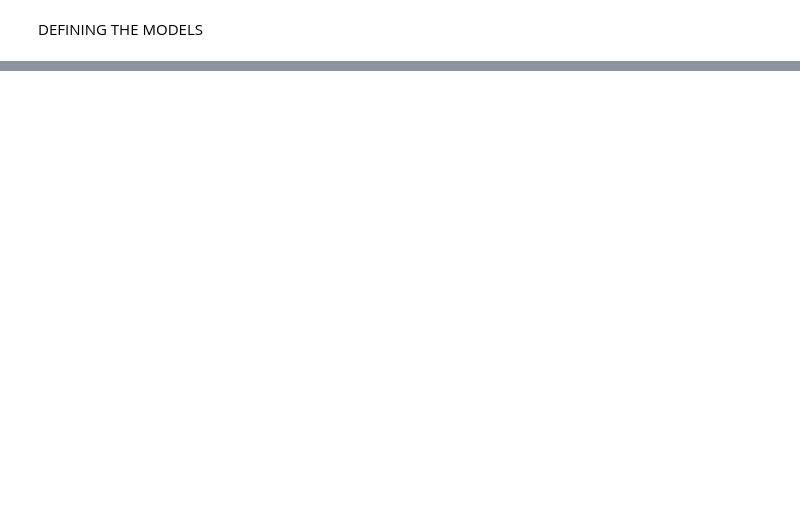
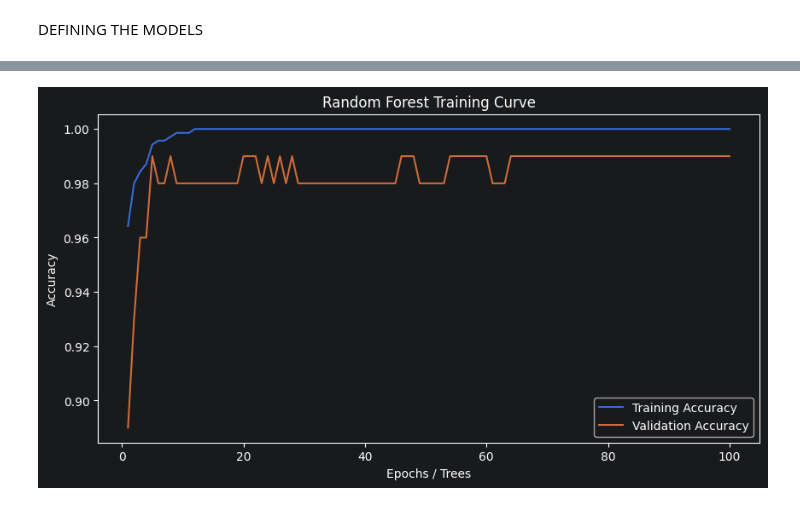
Before and after one commit to Raag-ops/LEAPFROG-ASSIGNMENT-1, a Jupyter notebook: classificationBook.ipynb, the cells around one changed output, grey strips where cells are left out. Saved outputs shown, nothing was run; the diff lists cells and outputs as text; code cells hidden in the pictures; blank space fills up the shorter version.

Commit message:
RF Classification and Validation

```diff
--- a/classificationBook.ipynb
+++ b/classificationBook.ipynb
@@ -3,6 +3,8 @@ GLOBAL IMPORTS AND CONFIGS
 # %%
 import seaborn as sns
 import matplotlib.pyplot as plt
+
+import numpy as np
 
 from sklearn.ensemble import RandomForestClassifier
 from sklearn.svm import SVC
@@ -21,3 +23,11 @@ from sklearn.metrics import (
 #GLOBAL VARIABLES
 
 randomState = 42
+EPOCHS = 100
+ARRAY_PATH = "processed_arrays/"
+
+#CHECK CUDA AVAILABILITY
+
+import torch
+torch.device("cuda:0" if torch.cuda.is_available() else "cpu")
+print("CUDA Available:", torch.cuda.is_available())
@@ -40,6 +107,8 @@ classification_models = {
         max_depth=6,
         objective="multi:softmax",
         num_class=3,
+        tree_method="hist",
+        device="cuda",
         eval_metric="mlogloss",
         random_state=randomState
     ),
@@ -55,0 +177,28 @@ TRAINING THE MODELS
+# %%
+epochs_range = range(1, EPOCHS + 1)
+
+plt.figure(figsize=(10, 5))
+
+sns.lineplot(
+    x=epochs_range,
+    y=rf_train_acc,
+    label="Training Accuracy"
+)
+
+sns.lineplot(
+    x=epochs_range,
+    y=rf_val_acc,
+    label="Validation Accuracy"
+)
+
+plt.title("Random Forest Training Curve")
+
+plt.xlabel("Epochs / Trees")
+
+plt.ylabel("Accuracy")
+
+plt.legend()
+
+plt.show()
+# %% [output]
+[figure, added]
```
Also changed, not shown: parts of 6 cells of this notebook.
